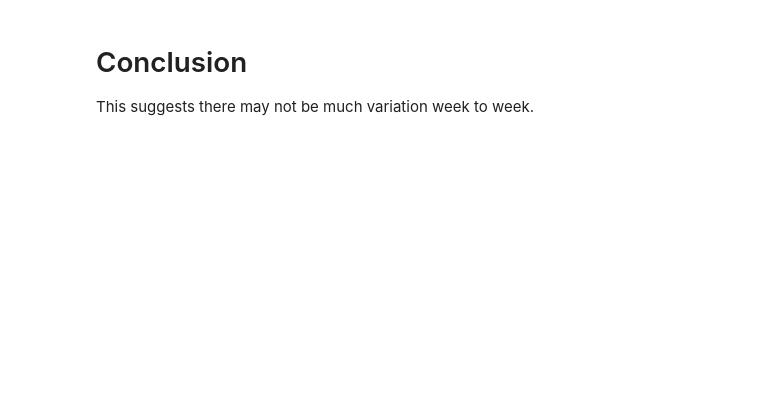
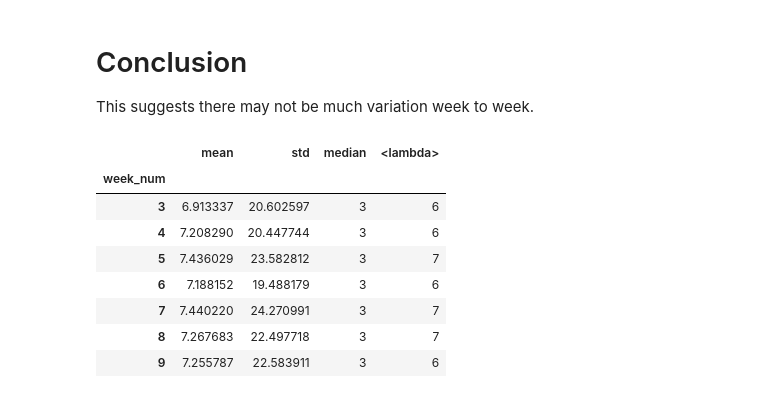
Before and after one commit to ririw/kaggle-bimbo-pymc3, a Jupyter notebook: Week exploration.ipynb, the cells around one changed output. Drawn from its saved outputs; the diff is of its cells as text; code cells hidden in the pictures; blank space fills up the shorter version.

```diff
--- a/Week exploration.ipynb
+++ b/Week exploration.ipynb
@@ -26,3 +26,15 @@ data.groupby('week_num').adjusted_demand.agg({'avg_val': np.mean, 'variance': np
 # Conclusion
 
 This suggests there may not be much variation week to week.
+# %%
+data.groupby('week_num').adjusted_demand.agg([mean, std, median, lambda p: np.percentile(p, 75)])
+# %% [output]
+|  | mean | std | median | <lambda> |
+| week_num |  |  |  |  |
+| 3 | 6.913337 | 20.602597 | 3 | 6 |
+| 4 | 7.208290 | 20.447744 | 3 | 6 |
+| 5 | 7.436029 | 23.582812 | 3 | 7 |
+| 6 | 7.188152 | 19.488179 | 3 | 6 |
+| 7 | 7.440220 | 24.270991 | 3 | 7 |
+| 8 | 7.267683 | 22.497718 | 3 | 7 |
+| 9 | 7.255787 | 22.583911 | 3 | 6 |
```
Also changed, not shown: parts of 2 cells of this notebook, 12 other files.
